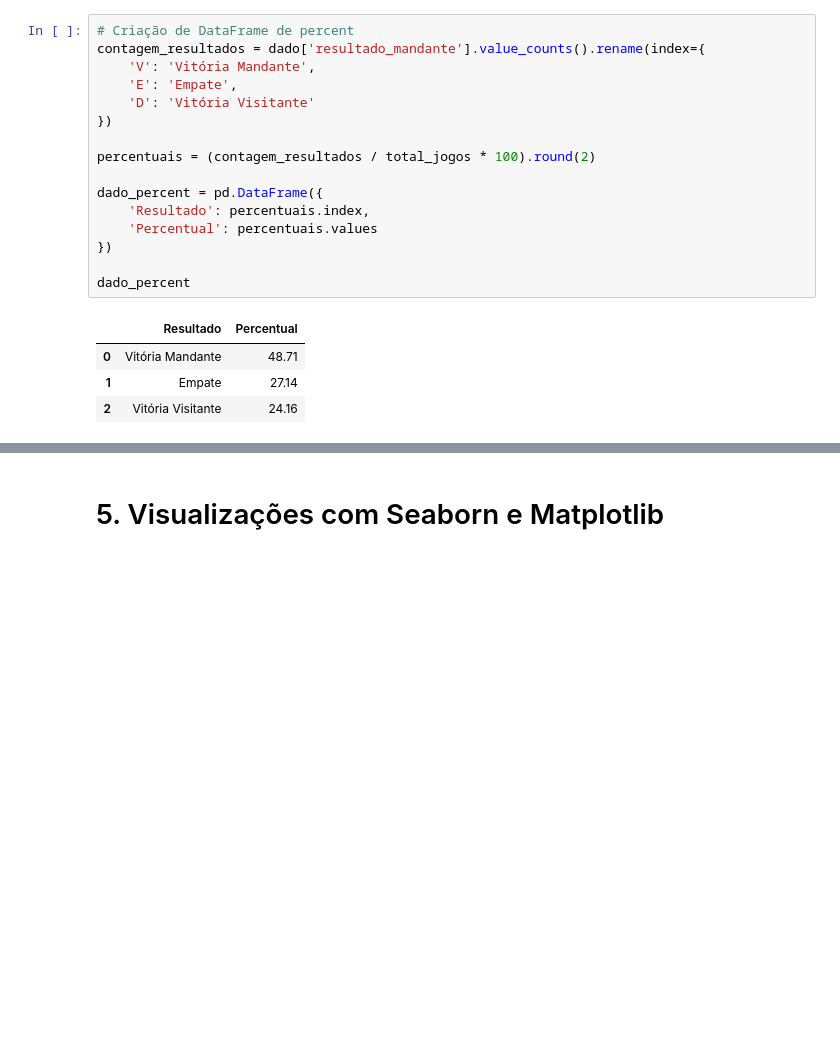
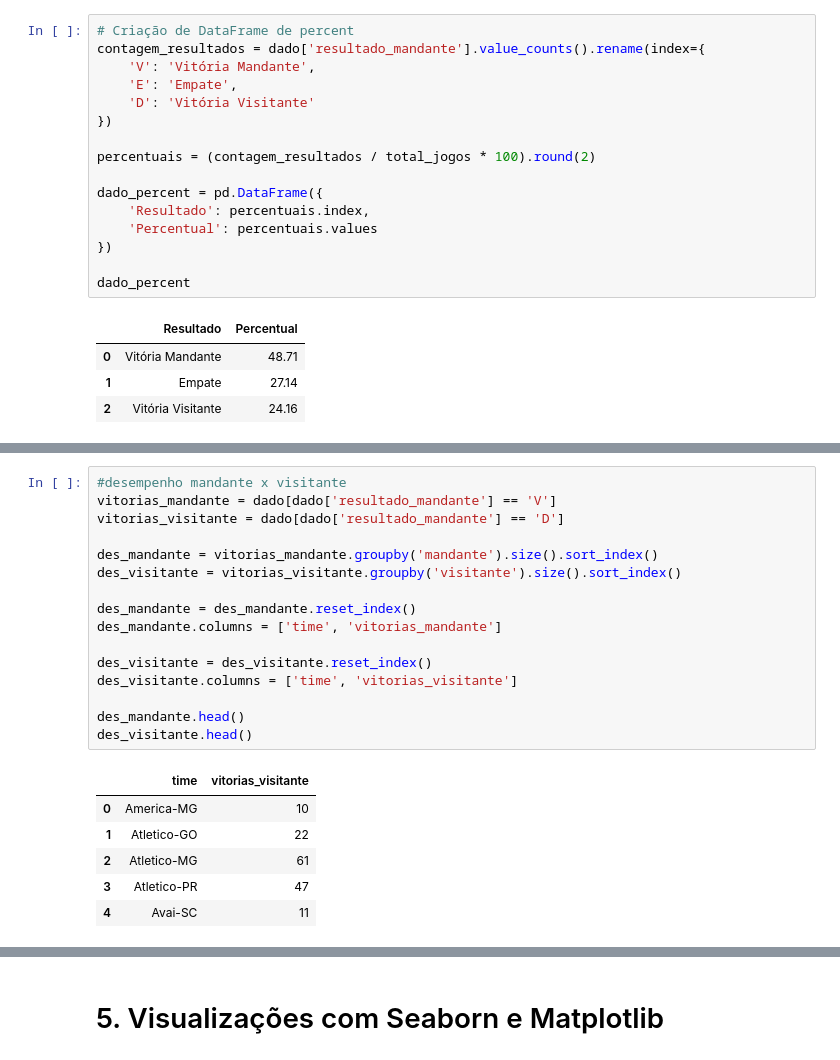
Before and after one commit to danoliveiraed/portfolio-projects, a Jupyter notebook: campeonato-brasileiro-analise/notebook/Campeonato_brasileiro_analise.ipynb, the cells around one changed output, grey strips where cells are left out. Saved outputs shown, nothing was run; the diff lists cells and outputs as text; blank space fills up the shorter version.

```diff
--- a/campeonato-brasileiro-analise/notebook/Campeonato_brasileiro_analise.ipynb
+++ b/campeonato-brasileiro-analise/notebook/Campeonato_brasileiro_analise.ipynb
@@ -166,0 +226,23 @@ dado_percent
+# %%
+#desempenho mandante x visitante
+vitorias_mandante = dado[dado['resultado_mandante'] == 'V']
+vitorias_visitante = dado[dado['resultado_mandante'] == 'D']
+
+des_mandante = vitorias_mandante.groupby('mandante').size().sort_index()
+des_visitante = vitorias_visitante.groupby('visitante').size().sort_index()
+
+des_mandante = des_mandante.reset_index()
+des_mandante.columns = ['time', 'vitorias_mandante']
+
+des_visitante = des_visitante.reset_index()
+des_visitante.columns = ['time', 'vitorias_visitante']
+
+des_mandante.head()
+des_visitante.head()
+# %% [output]
+|  | time | vitorias_visitante |
+| 0 | America-MG | 10 |
+| 1 | Atletico-GO | 22 |
+| 2 | Atletico-MG | 61 |
+| 3 | Atletico-PR | 47 |
+| 4 | Avai-SC | 11 |
```
Also changed, not shown: parts of 8 cells of this notebook.
